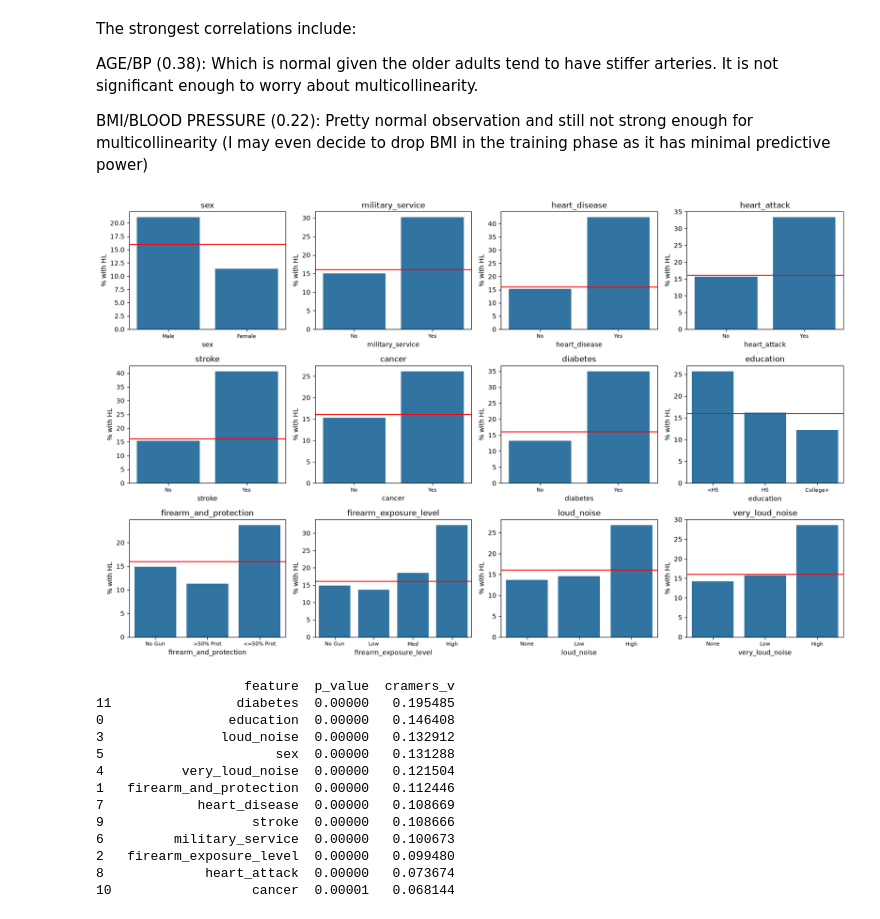
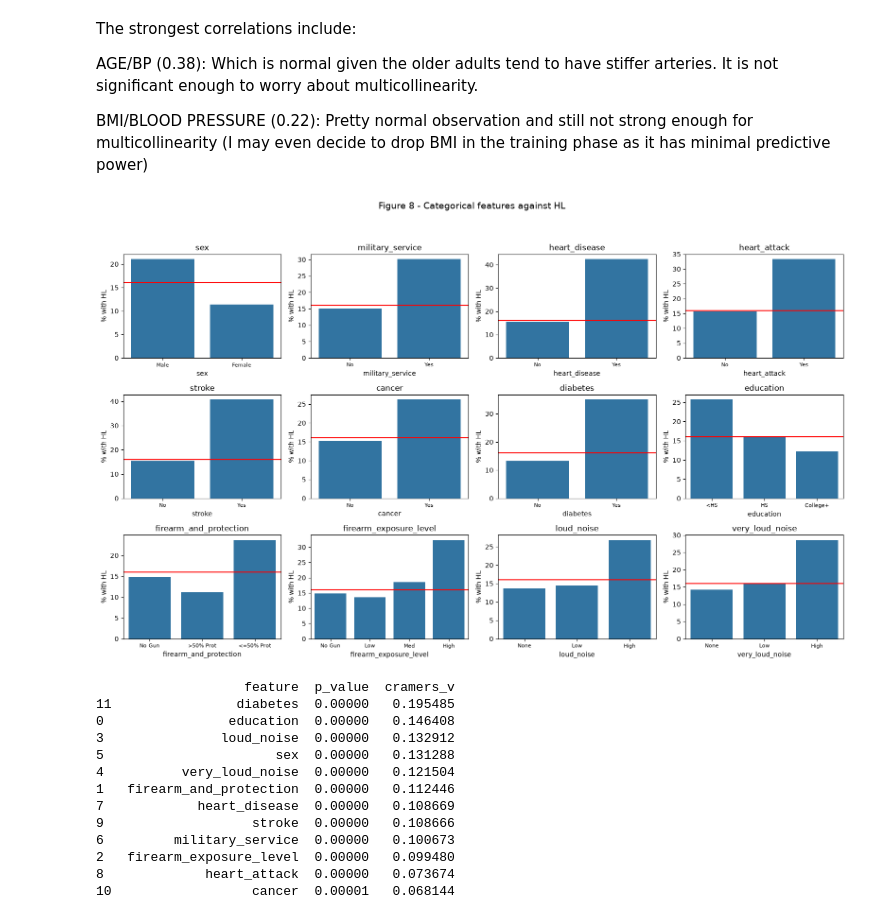
Before and after one commit to kasrabghr/nhanes_hearing_loss_predictor, a Jupyter notebook: notebooks/eda.ipynb, the cells around one changed output. Drawn from its saved outputs; the diff is of its cells as text; code cells hidden in the pictures.

```diff
--- a/notebooks/eda.ipynb
+++ b/notebooks/eda.ipynb
@@ -248,35 +279,38 @@ labels = {
     'education': ['<HS', 'HS', 'College+'],
     'firearm_and_protection': ['No Gun', '>50% Prot', '<=50% Prot'],
     'firearm_exposure_level': ['No Gun', 'Low', 'Med', 'High'],
     'loud_noise': ['None', 'Low', 'High'],
     'very_loud_noise': ['None', 'Low', 'High'],
     'hl_severity': ['Normal', 'Mild', 'Mod', 'Severe'],
     'sex': ['Male', 'Female'],
     'military_service': ['No', 'Yes'],
     'heart_disease': ['No', 'Yes'],
     'heart_attack': ['No', 'Yes'],
     'stroke': ['No', 'Yes'],
     'cancer': ['No', 'Yes'],
     'diabetes': ['No', 'Yes'],
     'hl_presence': ['No Hearing Loss', 'Hearing Loss'],
 }
 
 fig, axes = plt.subplots(3, 4, figsize=(16, 10))
 axes= axes.flatten()
 
 for i,col in enumerate(binary_cols + ordinal_features):
     prop= df.groupby(col)['hl_presence'].mean() * 100
     sns.barplot(x= prop.index, y= prop.values, ax= axes[i])
     axes[i].set_title(col)
     axes[i].set_ylabel('% with HL')
     axes[i].axhline(df['hl_presence'].mean()*100, color= 'red')
     axes[i].set_xticks(range(len(labels[col])))
     axes[i].set_xticklabels(labels[col], fontsize = 8)
 
-plt.tight_layout()
+fig.suptitle('Figure 8 - Categorical features against HL', fontsize=14)
+plt.tight_layout(rect=[0, 0, 1, 0.94])
+plt.savefig('../images/eda_results/Figure 8 - Categorical features against HL', dpi=300, bbox_inches='tight')
+
 plt.show()
 # %% [output]
-[figure, old version]
+[figure, new version]
 # %%
 # Statistical Test
 # We Will use Cramer's V alongside ChiSquare to make sure if there is any relationship between categorical features against HL,
```
Also changed, not shown: parts of 7 cells of this notebook, 12 other files.
